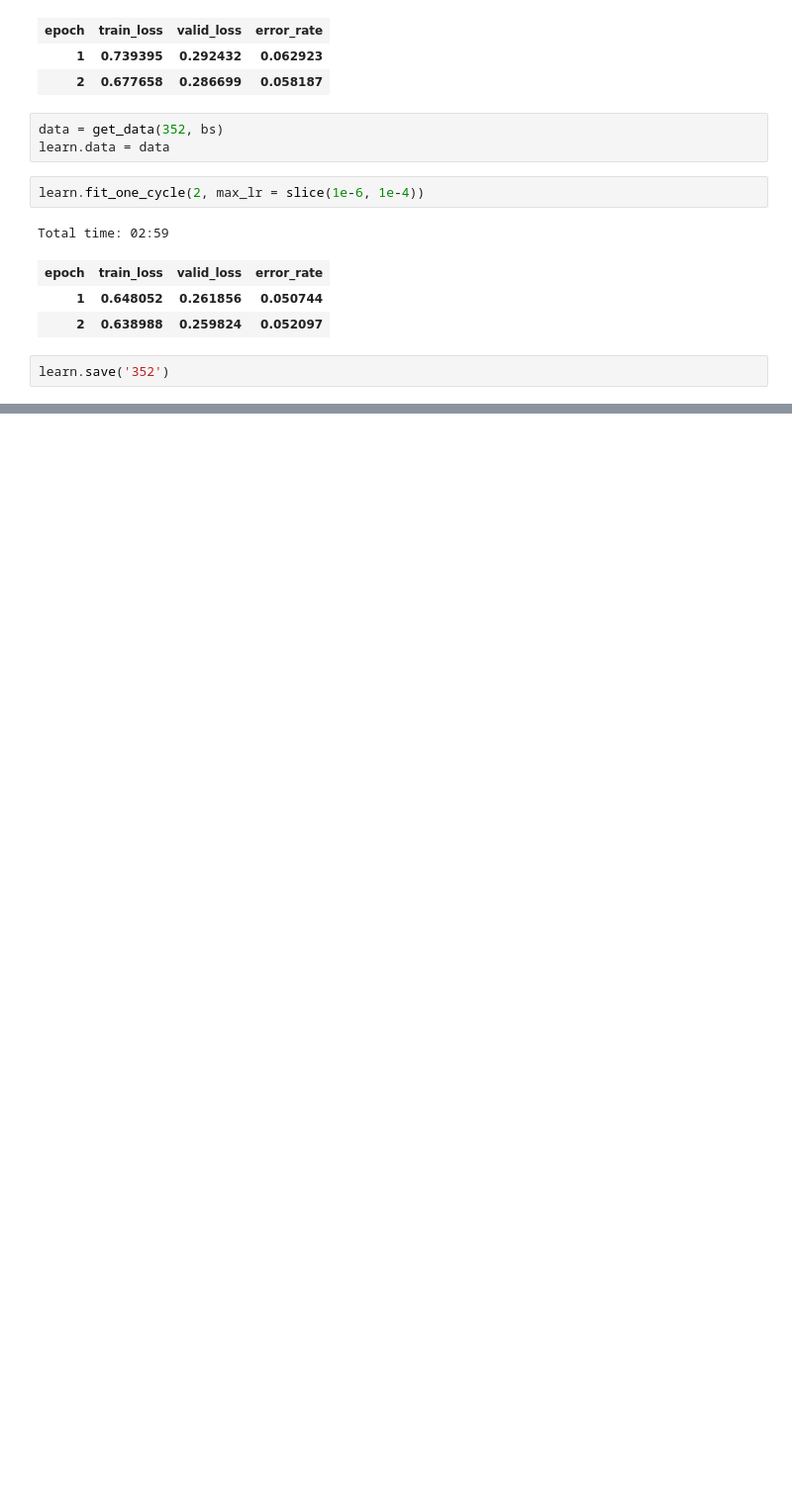
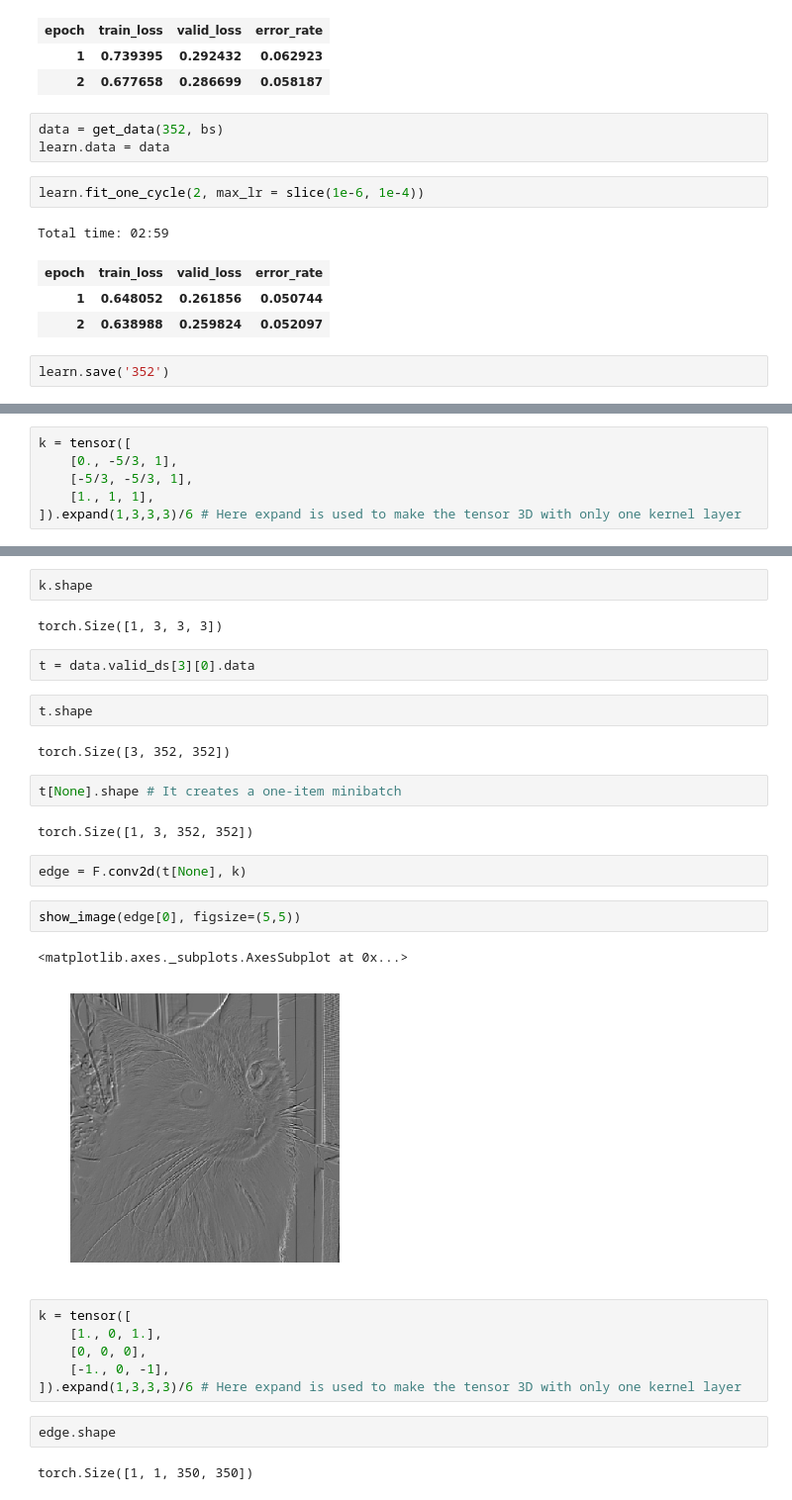
Before and after one commit to thelazyoxymoron/fastai-live-course, a Jupyter notebook: Lesson-6-Pets-Revisited.ipynb, the cells around one changed output, grey strips where cells are left out. Shown at 99% size. Saved outputs shown, nothing was run; the diff lists cells and outputs as text; blank space fills up the shorter version.

```diff
--- a/Lesson-6-Pets-Revisited.ipynb
+++ b/Lesson-6-Pets-Revisited.ipynb
@@ -71,0 +90,6 @@ learn.save('352')
+# %%
+k = tensor([
+    [0., -5/3, 1],
+    [-5/3, -5/3, 1],
+    [1., 1, 1],
+]).expand(1,3,3,3)/6 # Here expand is used to make the tensor 3D with only one kernel layer
@@ -71,0 +112,31 @@ learn.save('352')
+# %%
+k.shape
+# %% [output]
+torch.Size([1, 3, 3, 3])
+# %%
+t = data.valid_ds[3][0].data
+# %%
+t.shape
+# %% [output]
+torch.Size([3, 352, 352])
+# %%
+t[None].shape # It creates a one-item minibatch
+# %% [output]
+torch.Size([1, 3, 352, 352])
+# %%
+edge = F.conv2d(t[None], k)
+# %%
+show_image(edge[0], figsize=(5,5))
+# %% [output]
+<matplotlib.axes._subplots.AxesSubplot at 0x...>
+[figure, added]
+# %%
+k = tensor([
+    [1., 0, 1.],
+    [0, 0, 0],
+    [-1., 0, -1],
+]).expand(1,3,3,3)/6 # Here expand is used to make the tensor 3D with only one kernel layer
+# %%
+edge.shape
+# %% [output]
+torch.Size([1, 1, 350, 350])
```
Also changed, not shown: parts of 28 cells of this notebook.
